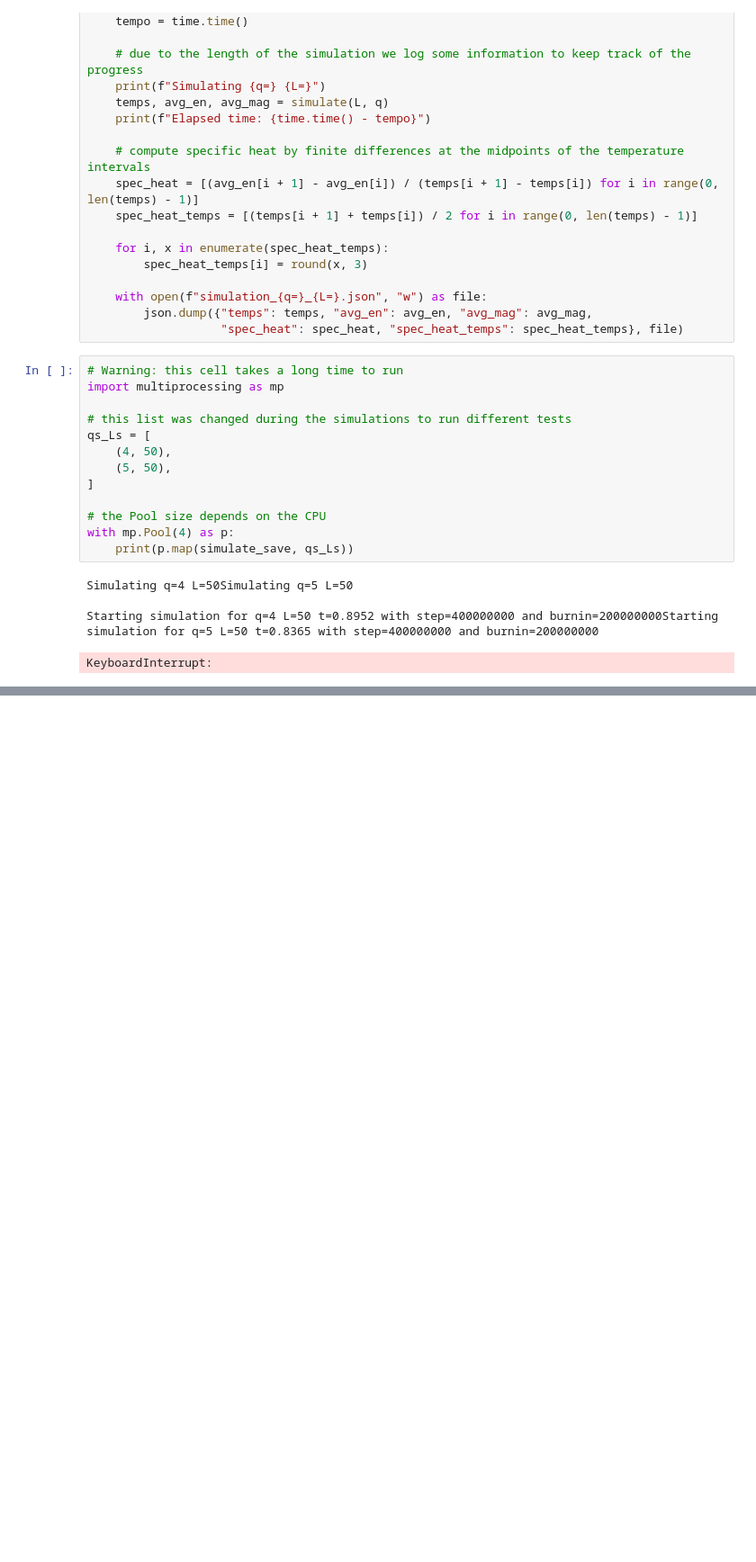
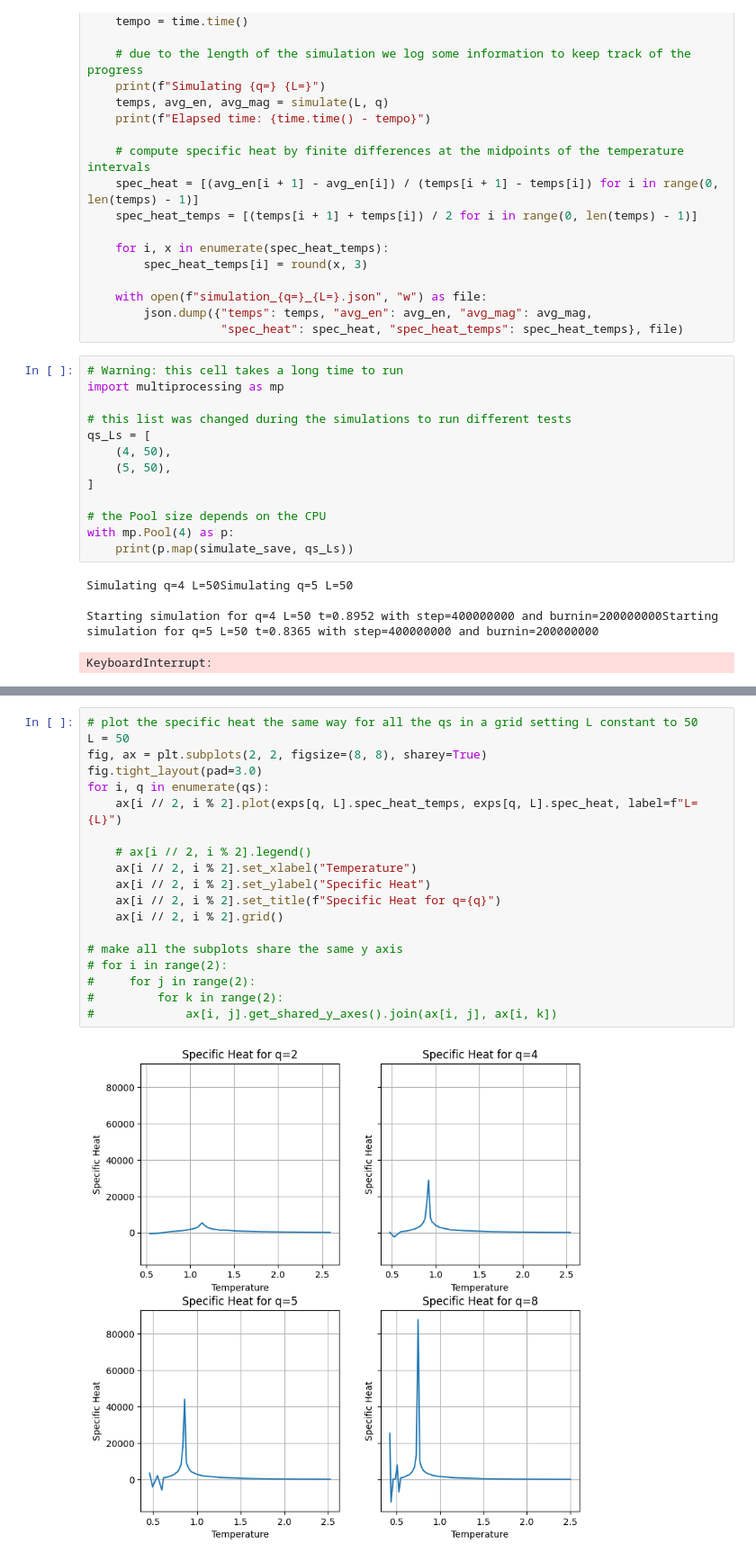
Before and after one commit to DarioFi/Potts-model-phase-transitions, a Jupyter notebook: dario.ipynb, the cells around one changed output, grey strips where cells are left out. Shown: that part at 90% size. Cells and saved outputs as stored; diff of their text form; blank space fills up the shorter version.

```diff
--- a/dario.ipynb
+++ b/dario.ipynb
@@ -303,0 +371,21 @@ KeyboardInterrupt:
+# %%
+# plot the specific heat the same way for all the qs in a grid setting L constant to 50
+L = 50
+fig, ax = plt.subplots(2, 2, figsize=(8, 8), sharey=True)
+fig.tight_layout(pad=3.0)
+for i, q in enumerate(qs):
+    ax[i // 2, i % 2].plot(exps[q, L].spec_heat_temps, exps[q, L].spec_heat, label=f"L={L}")
+
+    # ax[i // 2, i % 2].legend()
+    ax[i // 2, i % 2].set_xlabel("Temperature")
+    ax[i // 2, i % 2].set_ylabel("Specific Heat")
+    ax[i // 2, i % 2].set_title(f"Specific Heat for q={q}")
+    ax[i // 2, i % 2].grid()
+
+# make all the subplots share the same y axis
+# for i in range(2):
+#     for j in range(2):
+#         for k in range(2):
+#             ax[i, j].get_shared_y_axes().join(ax[i, j], ax[i, k])
+# %% [output]
+[figure, added]
```
Also changed, not shown: parts of 7 cells of this notebook, 2 other files.
